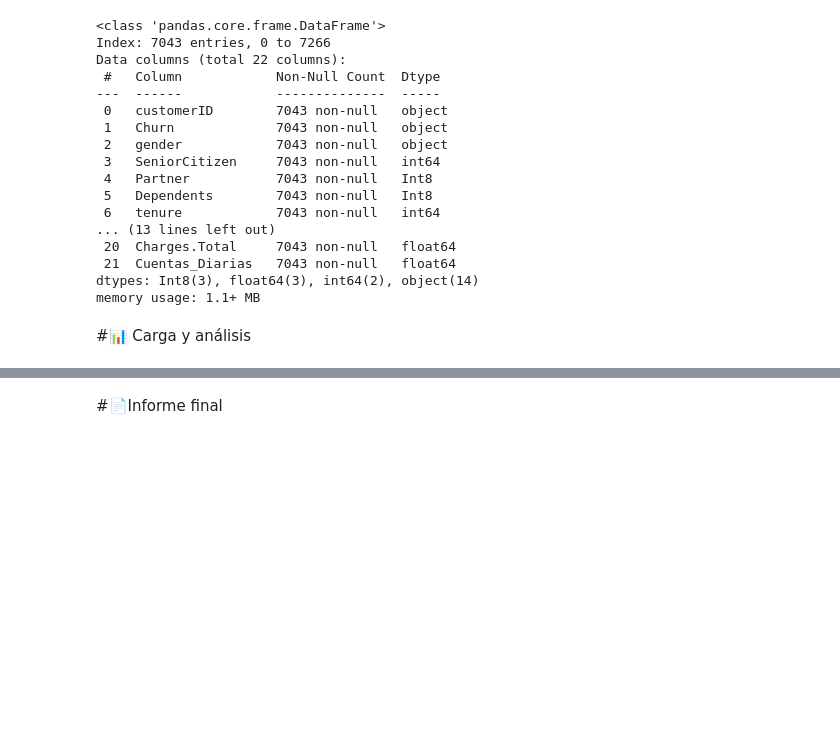
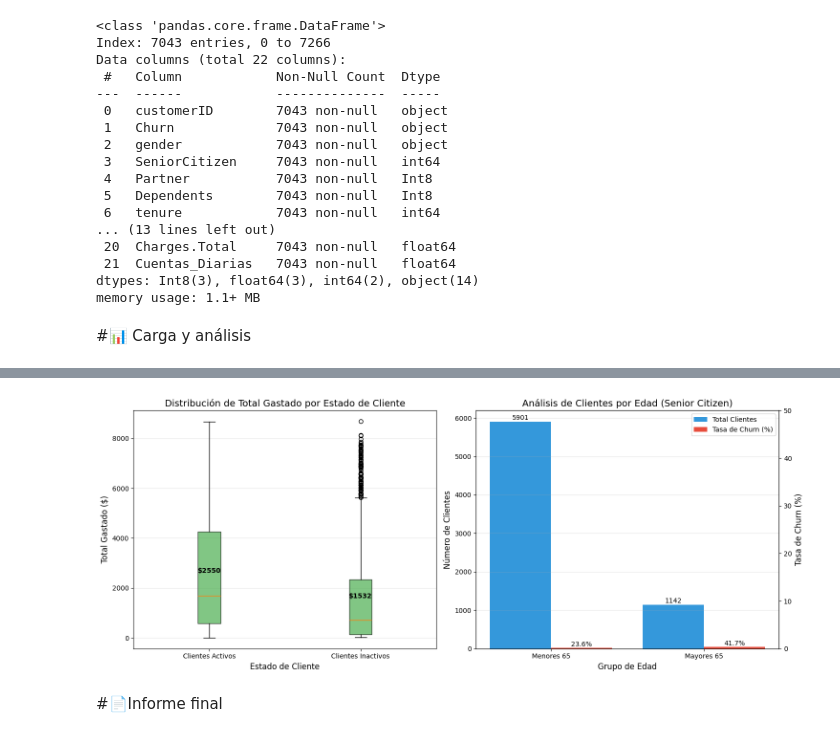
Before and after one commit to AlekJulM/TelecomX_Data-science-LATAM, a Jupyter notebook: TelecomX_LATAM.ipynb, the cells around one changed output, grey strips where cells are left out. Saved outputs shown, nothing was run; the diff lists cells and outputs as text; code cells hidden in the pictures; blank space fills up the shorter version.

```diff
--- a/TelecomX_LATAM.ipynb
+++ b/TelecomX_LATAM.ipynb
@@ -222,0 +182,63 @@ memory usage: 1.4+ MB
+# %%
+# Crear nueva figura para los dos gráficos analíticos
+fig, axes = plt.subplots(1, 2, figsize=(15, 6))
+
+# Gráfico 1: Distribución de Total Gastado por Churn (Boxplot)
+data_to_plot = [
+    df_limpio[df_limpio['Churn'] == 0]['Charges.Total'].dropna(),  # Activos
+    df_limpio[df_limpio['Churn'] == 1]['Charges.Total'].dropna()   # Inactivos
+]
+
+box_plot = axes[0].boxplot(data_to_plot,
+               labels=['Clientes Activos', 'Clientes Inactivos'],
+               patch_artist=True,
+               boxprops=dict(facecolor='#4CAF50', alpha=0.7))
+
+axes[0].set_title('Distribución de Total Gastado por Estado de Cliente', fontsize=14)
+axes[0].set_ylabel('Total Gastado ($)', fontsize=12)
+axes[0].set_xlabel('Estado de Cliente', fontsize=12)
+axes[0].grid(axis='y', alpha=0.3)
+
+# Agregar estadísticas
+for i, data in enumerate(data_to_plot):
+    mean_val = data.mean()
+    axes[0].text(i+1, mean_val, f'${mean_val:.0f}',
+                ha='center', va='bottom', fontweight='bold')
+
+# Gráfico 2: Análisis de Clientes Senior Citizen
+senior_churn = df_limpio.groupby('SeniorCitizen')['Churn'].agg(['count', 'mean']).reset_index()
+senior_churn['churn_rate'] = senior_churn['mean'] * 100
+
+# Crear gráfico de barras agrupadas
+x = ['Menores 65', 'Mayores 65']
+counts = senior_churn['count']
+churn_rates = senior_churn['churn_rate']
+
+# Gráfico de barras dobles
+bar1 = axes[1].bar([i - 0.2 for i in range(2)], counts,
+                   width=0.4, label='Total Clientes', color='#3498db')
+bar2 = axes[1].bar([i + 0.2 for i in range(2)], churn_rates,
+                   width=0.4, label='Tasa de Churn (%)', color='#e74c3c')
+
+axes[1].set_title('Análisis de Clientes por Edad (Senior Citizen)', fontsize=14)
+axes[1].set_xlabel('Grupo de Edad', fontsize=12)
+axes[1].set_ylabel('Número de Clientes', fontsize=12)
+axes[1].set_xticks(range(2))
+axes[1].set_xticklabels(x)
+axes[1].legend()
+axes[1].grid(axis='y', alpha=0.3)
+
+# Agregar valores encima de las barras
+for i, (count, rate) in enumerate(zip(counts, churn_rates)):
+    axes[1].text(i - 0.2, count + 10, str(count), ha='center', va='bottom')
+    axes[1].text(i + 0.2, rate + 1, f'{rate:.1f}%', ha='center', va='bottom')
+
+# Eje secundario para la tasa de churn
+ax2 = axes[1].twinx()
+ax2.set_ylabel('Tasa de Churn (%)', fontsize=12)
+ax2.set_ylim(0, 50)
+
+plt.tight_layout()
+plt.show()
+# %% [output]
+[figure, added]
```
Also changed, not shown: parts of 5 cells of this notebook.
